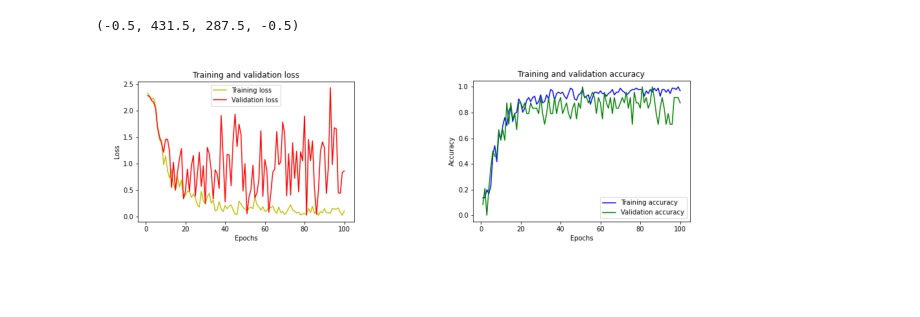
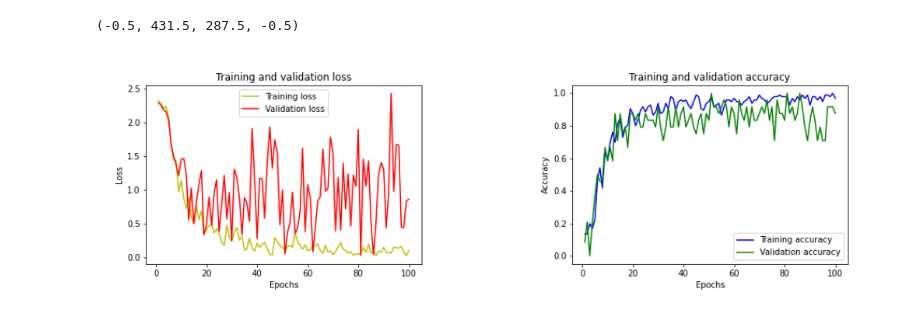
Before and after one commit to hamza-mughees/Sign-Language-Detection, a Jupyter notebook: compare_performance.ipynb, the cells around one changed output. Saved outputs shown, nothing was run; the diff lists cells and outputs as text; code cells hidden in the pictures; blank space fills up the shorter version.

```diff
--- a/compare_performance.ipynb
+++ b/compare_performance.ipynb
@@ -62,7 +62,7 @@ model_id = '1638217828'
 los_img = mpimg.imread(f'./outputs/{model_id}/loss.png')
 acc_img = mpimg.imread(f'./outputs/{model_id}/accuracy.png')
 
-rcParams['figure.figsize'] = 11, 8
+rcParams['figure.figsize'] = 18, 15
 
 _, ax = plt.subplots(1, 2)
 
@@ -80,7 +80,7 @@ model_id = '1638225518'
 los_img = mpimg.imread(f'./outputs/{model_id}/loss.png')
 acc_img = mpimg.imread(f'./outputs/{model_id}/accuracy.png')
 
-rcParams['figure.figsize'] = 11, 8
+rcParams['figure.figsize'] = 18, 15
 
 _, ax = plt.subplots(1, 2)
 
@@ -98,7 +98,7 @@ model_id = '1638232901'
 los_img = mpimg.imread(f'./outputs/{model_id}/loss.png')
 acc_img = mpimg.imread(f'./outputs/{model_id}/accuracy.png')
 
-rcParams['figure.figsize'] = 11, 8
+rcParams['figure.figsize'] = 18, 15
 
 _, ax = plt.subplots(1, 2)
 
@@ -116,7 +116,7 @@ model_id = '1638234092'
 los_img = mpimg.imread(f'./outputs/{model_id}/loss.png')
 acc_img = mpimg.imread(f'./outputs/{model_id}/accuracy.png')
 
-rcParams['figure.figsize'] = 11, 8
+rcParams['figure.figsize'] = 18, 15
 
 _, ax = plt.subplots(1, 2)
 
@@ -131,18 +131,18 @@ ax[1].axis('off')
 # %%
 model_id = '1638286895'
 
 los_img = mpimg.imread(f'./outputs/{model_id}/loss.png')
 acc_img = mpimg.imread(f'./outputs/{model_id}/accuracy.png')
 
-rcParams['figure.figsize'] = 11, 8
+rcParams['figure.figsize'] = 18, 15
 
 _, ax = plt.subplots(1, 2)
 
 ax[0].imshow(los_img)
 ax[0].axis('off')
 
 ax[1].imshow(acc_img)
 ax[1].axis('off')
 # %% [output]
 (-0.5, 431.5, 287.5, -0.5)
-[figure, old version]
+[figure, new version]
```
Also changed, not shown: parts of 4 cells of this notebook, 7 other files.
